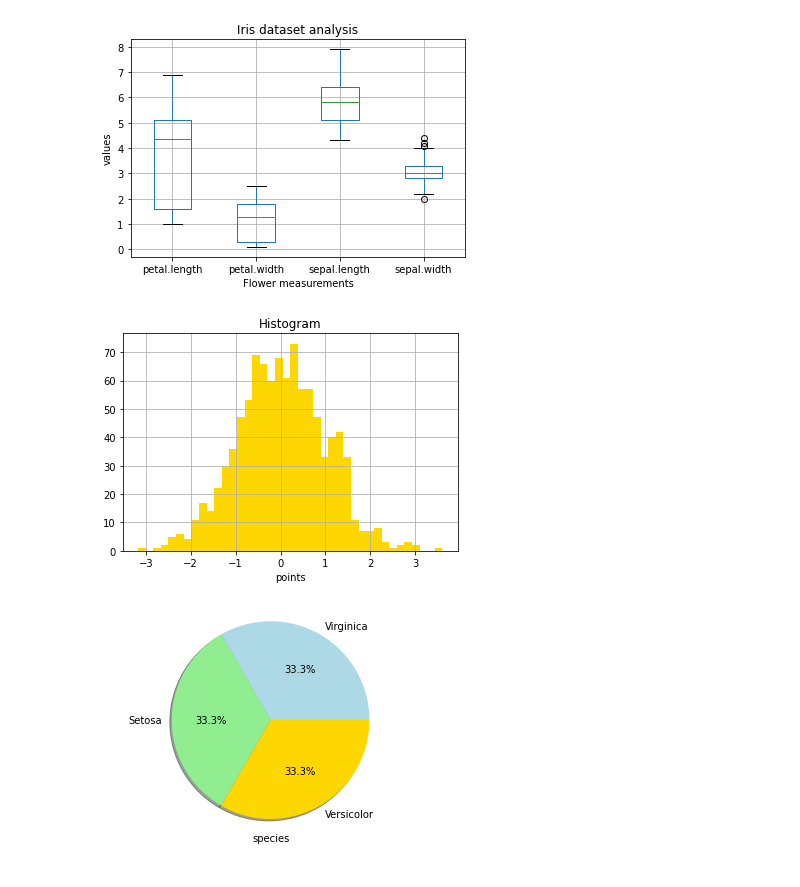
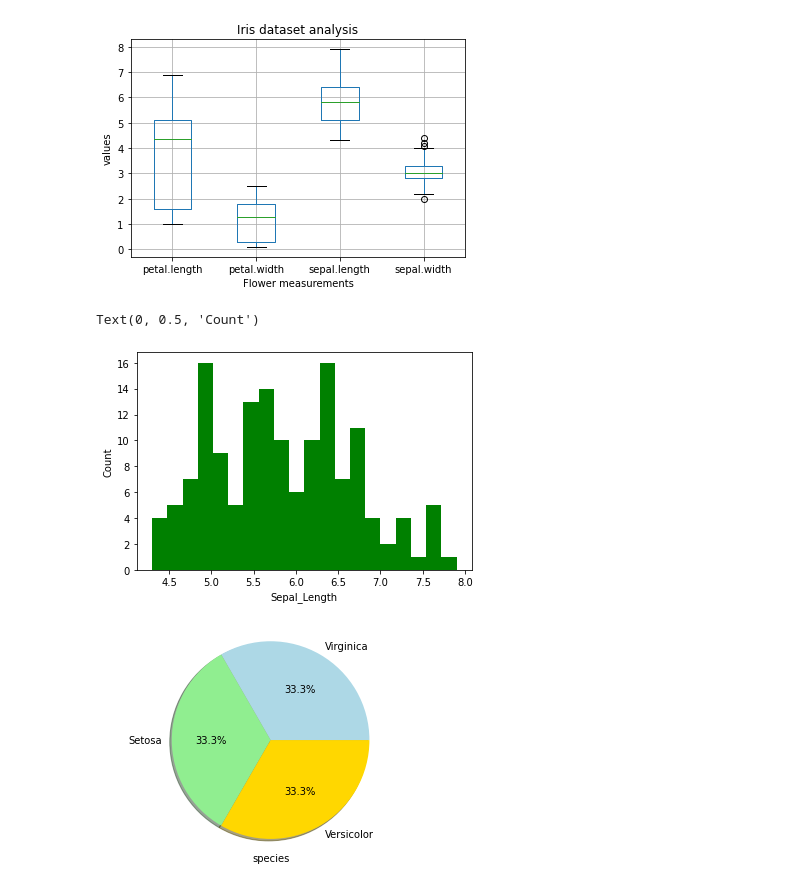
Before and after one commit to dia1128/AIandDataScienceWorkshopwithPython, a Jupyter notebook: Week2/Colab/DataVisualization.ipynb, the cells around one changed output. Drawn from its saved outputs; the diff is of its cells as text; code cells hidden in the pictures.

Commit message:
changed histogram plot

```diff
--- a/Week2/Colab/DataVisualization.ipynb
+++ b/Week2/Colab/DataVisualization.ipynb
@@ -1,6 +1,6 @@
 # %%
 import pandas as pd
-iris = pd.read_csv('/content/drive/MyDrive/iris.csv')
+iris = pd.read_csv('https://raw.githubusercontent.com/dia1128/AIandDataScienceWorkshopwithPython/main/Week2/Assignment/iris.csv')
 print(iris.head())
 # %% [output]
    sepal.length  sepal.width  petal.length  petal.width variety
@@ -35,16 +35,15 @@ plt.title("Iris dataset analysis")
 plt.show()
 # %% [output]
 [figure]
-# %%
-import numpy as np
-data_ = np.random.randn(1000)
-plt.hist(data_,bins = 40,color='gold')
-plt.grid(True)
-plt.xlabel('points')
-plt.title("Histogram")
-plt.show()
-# %% [output]
-[figure, removed]
+# %%
+x = iris["sepal.length"]
+
+plt.hist(x, bins = 20, color = "green")
+plt.xlabel("Sepal_Length")
+plt.ylabel("Count")
+# %% [output]
+Text(0, 0.5, 'Count')
+[figure, added]
 # %%
 a= iris['variety'].value_counts()
 species = a.index
```
Also changed, not shown: parts of 1 cell of this notebook.
